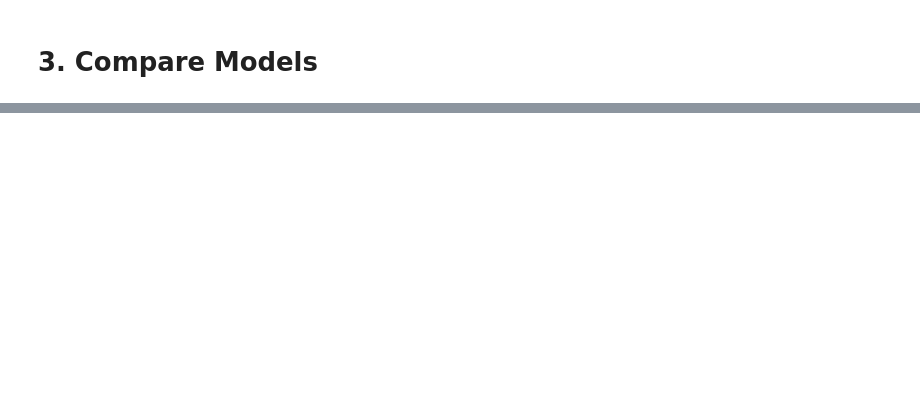
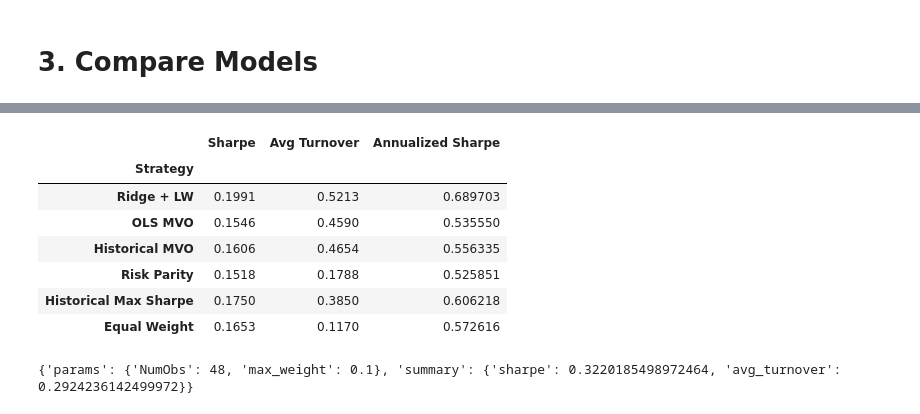
Before and after one commit to alexkhadr/Algo-Trading, a Jupyter notebook: MMF1921_Project_Model_Comparison.ipynb, the cells around one changed output, grey strips where cells are left out. Cells and saved outputs as stored; diff of their text form; code cells hidden in the pictures; blank space fills up the shorter version.

```diff
--- a/MMF1921_Project_Model_Comparison.ipynb
+++ b/MMF1921_Project_Model_Comparison.ipynb
@@ -26,12 +28,0 @@ factorRet.index = pd.to_datetime(factorRet.index)
-# %%
-# Initial budget to invest ($100,000)
-initialVal = 100000
-
-# Length of investment period (in months)
-investPeriod = 6
-
-factorRet = factorRet
-
-#rf and factor returns
-riskFree = factorRet['RF']
-factorRet = factorRet.loc[:,factorRet.columns != 'RF'];
@@ -129,0 +220,19 @@ NameError: name 'portfExRets' is not defined
+# %%
+# 7. Add annualized Sharpe for interpretation
+
+comparison_results["Annualized Sharpe"] = comparison_results["Sharpe"] * np.sqrt(12)
+
+comparison_results
+# %% [output]
+|  | Sharpe | Avg Turnover | Annualized Sharpe |
+| Strategy |  |  |  |
+| Ridge + LW | 0.1991 | 0.5213 | 0.689703 |
+| OLS MVO | 0.1546 | 0.4590 | 0.535550 |
+| Historical MVO | 0.1606 | 0.4654 | 0.556335 |
+| Risk Parity | 0.1518 | 0.1788 | 0.525851 |
+| Historical Max Sharpe | 0.1750 | 0.3850 | 0.606218 |
+| Equal Weight | 0.1653 | 0.1170 | 0.572616 |
+# %%
+print(best_models["historical_max_sharpe"])
+# %% [output]
+{'params': {'NumObs': 48, 'max_weight': 0.1}, 'summary': {'sharpe': 0.3220185498972464, 'avg_turnover': 0.2924236142499972}}
```
Also changed, not shown: parts of 12 cells of this notebook, 2 other files.
